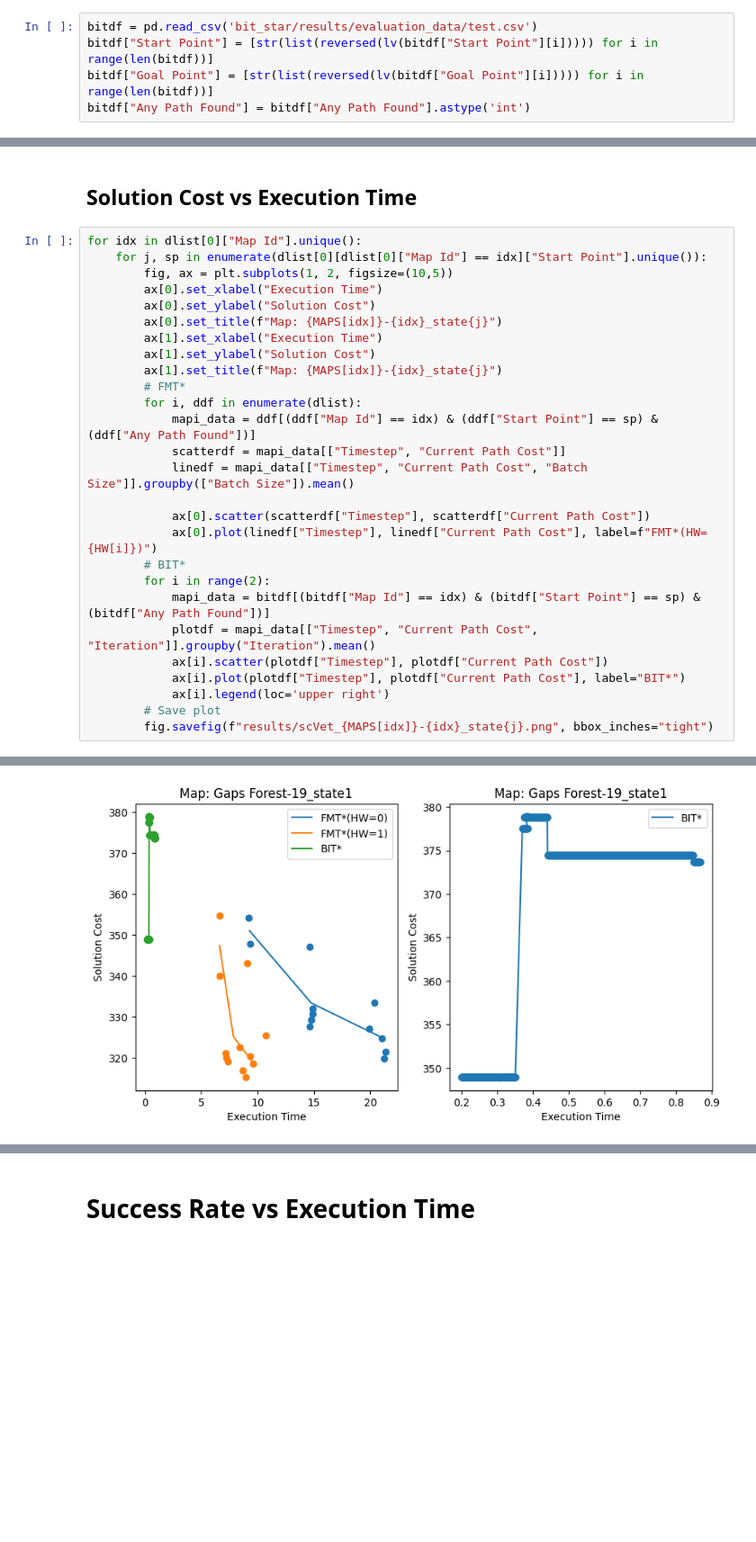
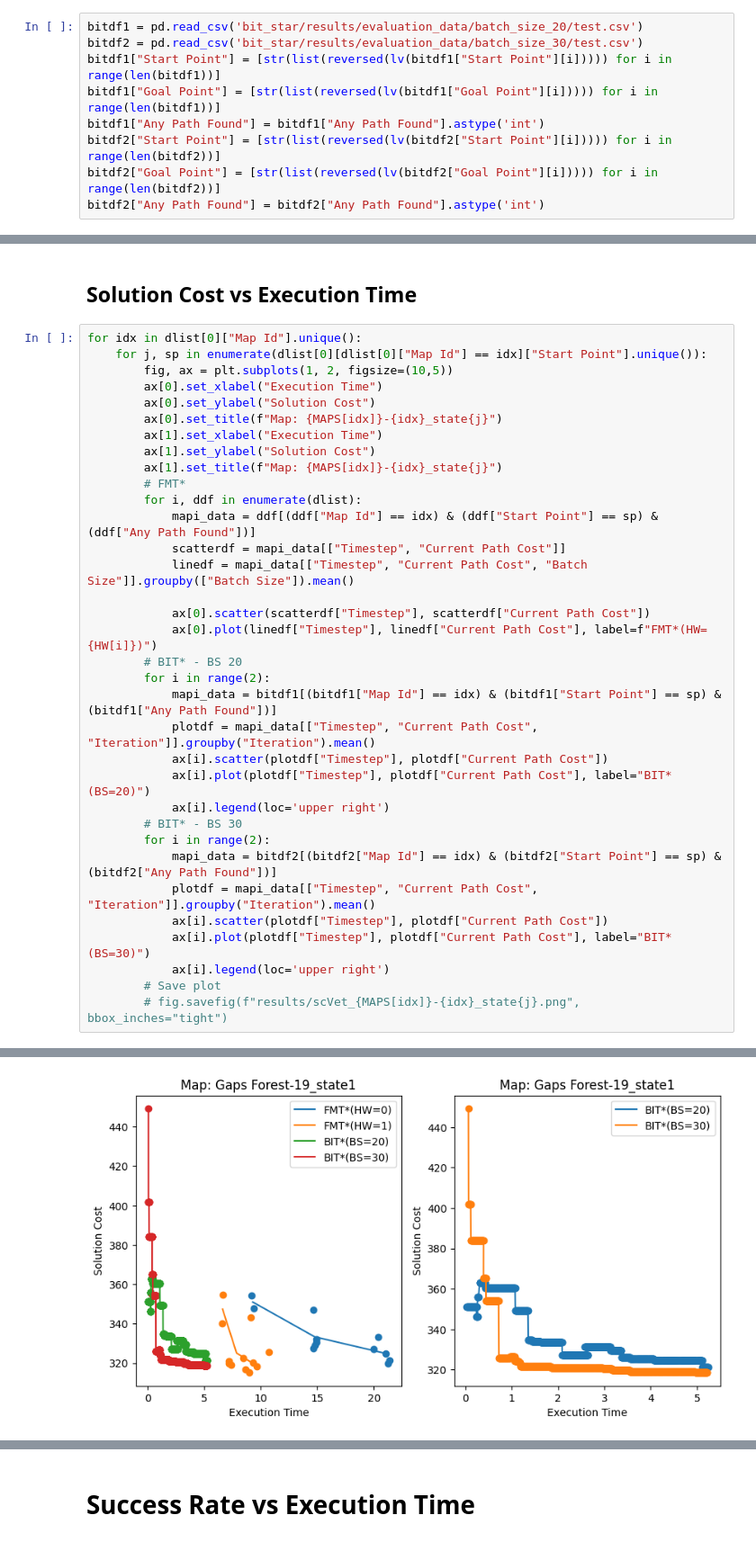
Before and after one commit to SumantBagri/Sampling-Based-Asymptotically-Optimal-Path-Planning-Algorithms, a Jupyter notebook: src/results.ipynb, the cells around one changed output, grey strips where cells are left out. Shown at 90% size. Drawn from its saved outputs; the diff is of its cells as text; blank space fills up the shorter version.

Commit message:
Results - Adding different batch sizes for BIT*

```diff
--- a/src/results.ipynb
+++ b/src/results.ipynb
@@ -35,10 +35,14 @@ for hw in HW:
 # %% [markdown]
 # BIT*
 # %%
-bitdf = pd.read_csv('bit_star/results/evaluation_data/test.csv')
-bitdf["Start Point"] = [str(list(reversed(lv(bitdf["Start Point"][i])))) for i in range(len(bitdf))]
-bitdf["Goal Point"] = [str(list(reversed(lv(bitdf["Goal Point"][i])))) for i in range(len(bitdf))]
-bitdf["Any Path Found"] = bitdf["Any Path Found"].astype('int')
+bitdf1 = pd.read_csv('bit_star/results/evaluation_data/batch_size_20/test.csv')
+bitdf2 = pd.read_csv('bit_star/results/evaluation_data/batch_size_30/test.csv')
+bitdf1["Start Point"] = [str(list(reversed(lv(bitdf1["Start Point"][i])))) for i in range(len(bitdf1))]
+bitdf1["Goal Point"] = [str(list(reversed(lv(bitdf1["Goal Point"][i])))) for i in range(len(bitdf1))]
+bitdf1["Any Path Found"] = bitdf1["Any Path Found"].astype('int')
+bitdf2["Start Point"] = [str(list(reversed(lv(bitdf2["Start Point"][i])))) for i in range(len(bitdf2))]
+bitdf2["Goal Point"] = [str(list(reversed(lv(bitdf2["Goal Point"][i])))) for i in range(len(bitdf2))]
+bitdf2["Any Path Found"] = bitdf2["Any Path Found"].astype('int')
 # %% [markdown]
 # NRRT*
 # %% [markdown]
@@ -118,13 +122,20 @@ for idx in dlist[0]["Map Id"].unique():
 
             ax[0].scatter(scatterdf["Timestep"], scatterdf["Current Path Cost"])
             ax[0].plot(linedf["Timestep"], linedf["Current Path Cost"], label=f"FMT*(HW={HW[i]})")
-        # BIT*
+        # BIT* - BS 20
         for i in range(2):
-            mapi_data = bitdf[(bitdf["Map Id"] == idx) & (bitdf["Start Point"] == sp) & (bitdf["Any Path Found"])]
+            mapi_data = bitdf1[(bitdf1["Map Id"] == idx) & (bitdf1["Start Point"] == sp) & (bitdf1["Any Path Found"])]
             plotdf = mapi_data[["Timestep", "Current Path Cost", "Iteration"]].groupby("Iteration").mean()
             ax[i].scatter(plotdf["Timestep"], plotdf["Current Path Cost"])
-            ax[i].plot(plotdf["Timestep"], plotdf["Current Path Cost"], label="BIT*")
+            ax[i].plot(plotdf["Timestep"], plotdf["Current Path Cost"], label="BIT*(BS=20)")
+            ax[i].legend(loc='upper right')
+        # BIT* - BS 30
+        for i in range(2):
+            mapi_data = bitdf2[(bitdf2["Map Id"] == idx) & (bitdf2["Start Point"] == sp) & (bitdf2["Any Path Found"])]
+            plotdf = mapi_data[["Timestep", "Current Path Cost", "Iteration"]].groupby("Iteration").mean()
+            ax[i].scatter(plotdf["Timestep"], plotdf["Current Path Cost"])
+            ax[i].plot(plotdf["Timestep"], plotdf["Current Path Cost"], label="BIT*(BS=30)")
             ax[i].legend(loc='upper right')
         # Save plot
-        fig.savefig(f"results/scVet_{MAPS[idx]}-{idx}_state{j}.png", bbox_inches="tight")
+        # fig.savefig(f"results/scVet_{MAPS[idx]}-{idx}_state{j}.png", bbox_inches="tight")
 # %% [output]
@@ -138 +149 @@ for idx in dlist[0]["Map Id"].unique():
-[figure, old version]
+[figure, new version]
```
Also changed, not shown: parts of 5 cells of this notebook, 1 other file.
